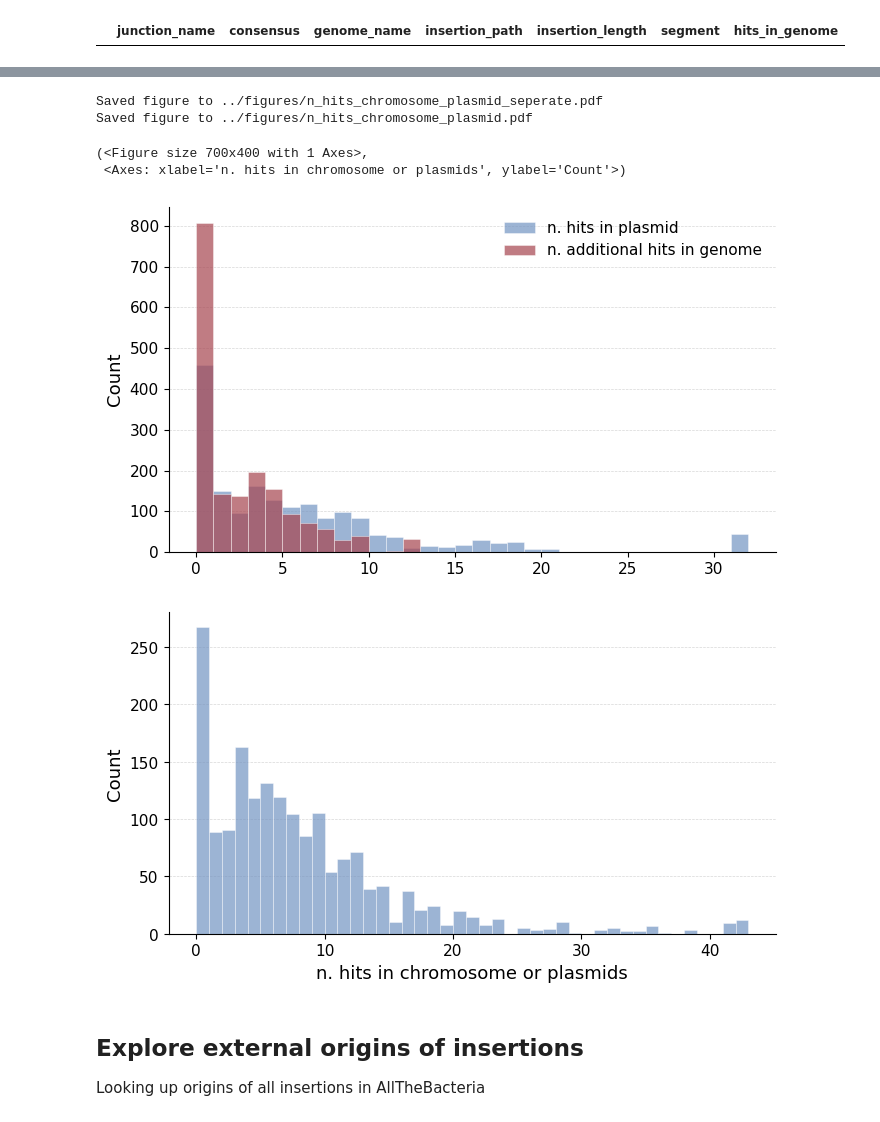
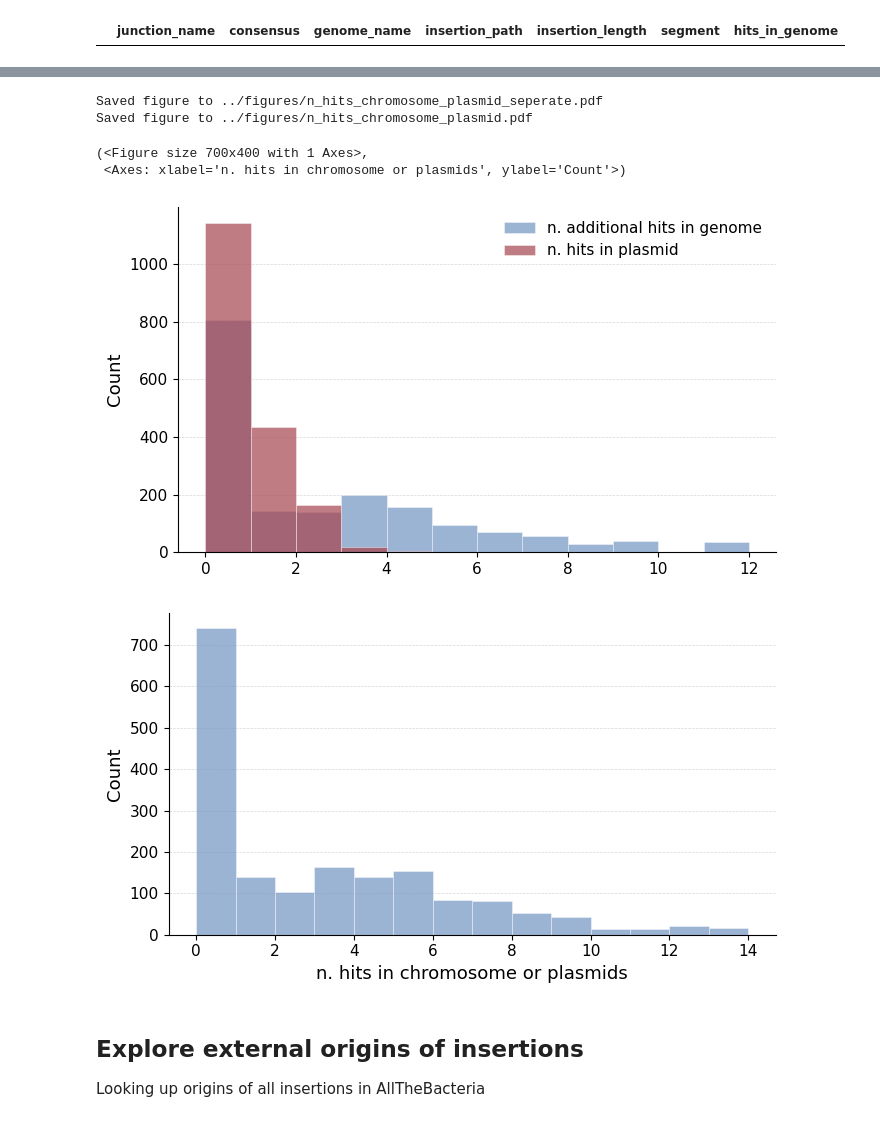
Before and after one commit to marie3003/junction_dataset, a Jupyter notebook: explore/analyze_insertion_origins.ipynb, the cells around one changed output, grey strips where cells are left out. Drawn from its saved outputs; the diff is of its cells as text; code cells hidden in the pictures.

```diff
--- a/explore/analyze_insertion_origins.ipynb
+++ b/explore/analyze_insertion_origins.ipynb
@@ -37,19 +37,24 @@ self_hits[(self_hits['hits_in_genome'] == 0) & (self_hits['insertion_length'] >
 |  | junction_name | consensus | genome_name | insertion_path | insertion_length | segment | hits_in_genome |
 # %%
 # only include insertions longer than 200bp, also subtracts -1 because we only count additional occurences
+length_threshold = 200
 
+# self hits contains the correct number of non-deduplicated insertions defined by junction name, consensus, genome name and segment: 8087 (also the ones below 200bp), 6735 of them are longer than 200bp
 self_hits = pd.read_csv("../results/atb_lookup/insertions/self_hits_chromosome.csv")
-plasmid_insertions_df = pd.read_csv("../results/atb_lookup/insertions/self_hits_plasmids.csv")
-self_hits = self_hits[self_hits["insertion_length"] > 200]
+self_hits = self_hits[self_hits["insertion_length"] > length_threshold]
 self_hits['hits_in_genome'] = self_hits["hits_in_genome"] - 1 # we are looking for additional hits in addition to the sequence itself
+
+# plasmid summary df doesnt have a row for events that belong to genomes that don't have plasmids
 plasmid_summary_df = pd.read_csv("../results/atb_lookup/insertions/self_hits_plasmids.csv")
-plasmid_summary_df = plasmid_insertions_df.groupby(["consensus", "isolate_name", "segment"])["hits_in_plasmid"].sum().reset_index()
+plasmid_summary_df = plasmid_summary_df[plasmid_summary_df["insertion_length"] > length_threshold]
+plasmid_summary_df = plasmid_summary_df.groupby(["junction_name","consensus", "isolate_name", "segment"])["hits_in_plasmid"].sum().reset_index()
 self_hits = self_hits.merge(
     plasmid_summary_df,
-    left_on=["consensus", "genome_name", "segment"],
-    right_on=["consensus", "isolate_name", "segment"],
+    left_on=["junction_name","consensus", "genome_name", "segment"],
+    right_on=["junction_name","consensus", "isolate_name", "segment"],
     how="left"
 ).drop(columns=['isolate_name'])
+self_hits["hits_in_plasmid"] = self_hits["hits_in_plasmid"].fillna(0)
 
 summaries = combine_all_junctions_summaries("../results/atb_lookup", save_df=False)
 
@@ -61,6 +66,7 @@ self_hits_merged = summaries['insertions'].merge(
       how="inner"
   )
 self_hits_merged
+self_hits_merged.to_csv("../results/atb_lookup/insertions/self_hits_combined.csv", index=False)
 
 self_hits_deduplicated_df = deduplicate_events({"insertions": self_hits_merged})
 self_hits_deduplicated_df['self_hits'] = self_hits_deduplicated_df['hits_in_genome'] + self_hits_deduplicated_df['hits_in_plasmid']
@@ -85,13 +107,13 @@ print(f"{len(self_hits_deduplicated_df[(self_hits_deduplicated_df['hits_in_plasm
 # %%
-plot_hits_distribution(self_hits_deduplicated_df, ["hits_in_plasmid","hits_in_genome"], bin_width = 1, log_x=False, log_y = False, cumulative=False, legend_labels=["n. hits in plasmid", "n. additional hits in genome"], figsize=(7,4), two_colors=True, stacked= False, save_path="../figures/n_hits_chromosome_plasmid_seperate.pdf")
+plot_hits_distribution(self_hits_deduplicated_df, ["hits_in_genome","hits_in_plasmid"], bin_width = 1, log_x=False, log_y = False, cumulative=False, legend_labels=["n. additional hits in genome", "n. hits in plasmid"], figsize=(7,4), two_colors=True, stacked= False, save_path="../figures/n_hits_chromosome_plasmid_seperate.pdf")
 plot_hits_distribution(self_hits_deduplicated_df, ["self_hits"], bin_width = 1, log_x=False, log_y = False, cumulative=False, xlabel = "n. hits in chromosome or plasmids", figsize=(7,4), two_colors=True, stacked= False, save_path="../figures/n_hits_chromosome_plasmid.pdf")
 # %% [output]
 Saved figure to ../figures/n_hits_chromosome_plasmid_seperate.pdf
 Saved figure to ../figures/n_hits_chromosome_plasmid.pdf
 (<Figure size 700x400 with 1 Axes>,
  <Axes: xlabel='n. hits in chromosome or plasmids', ylabel='Count'>)
-[figure, old version]
+[figure, new version]
-[figure, old version]
+[figure, new version]
 # %% [markdown]
 ## Explore external origins of insertions
 Looking up origins of all insertions in AllTheBacteria
```
Also changed, not shown: parts of 23 cells of this notebook, 22 other files.
